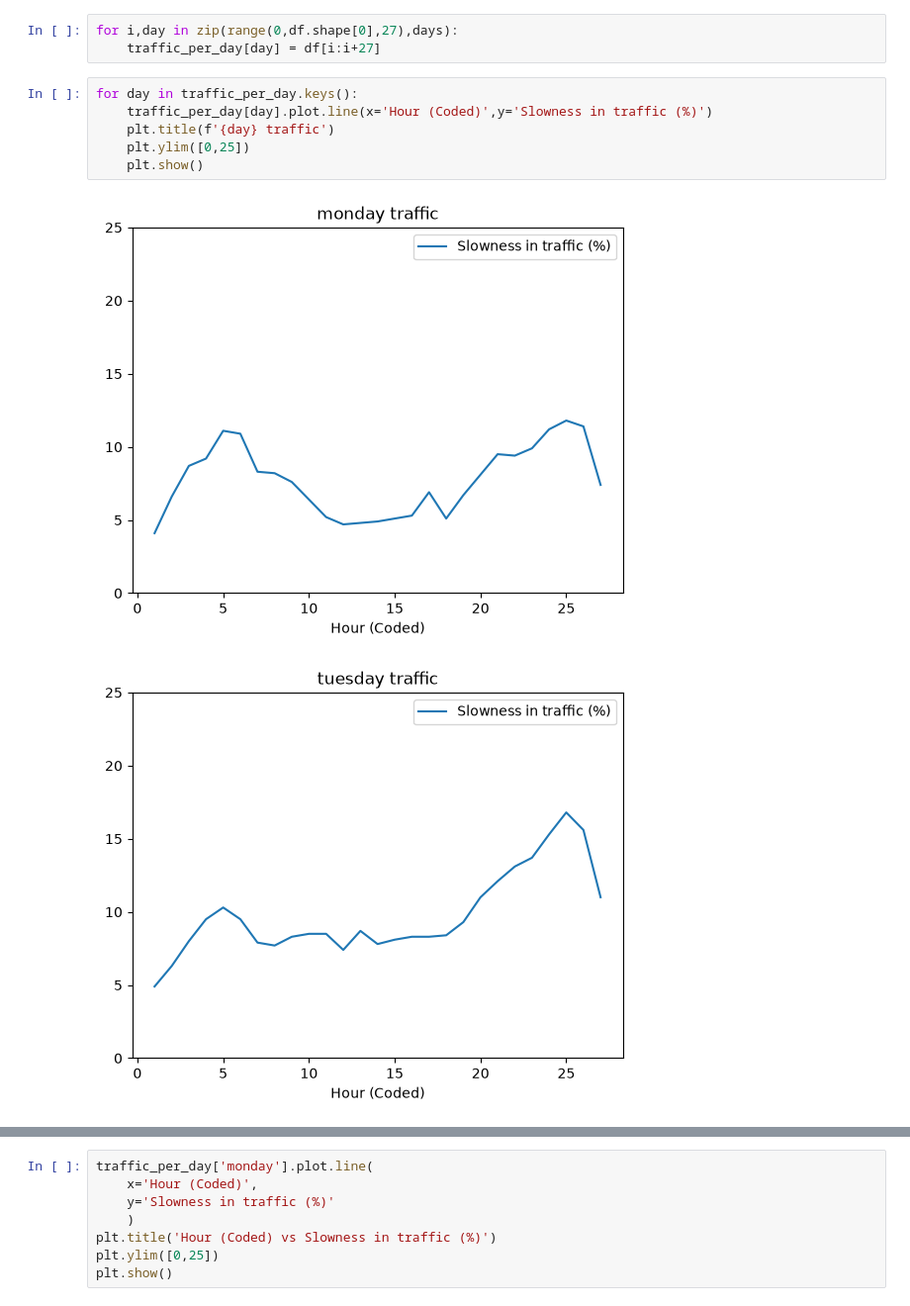
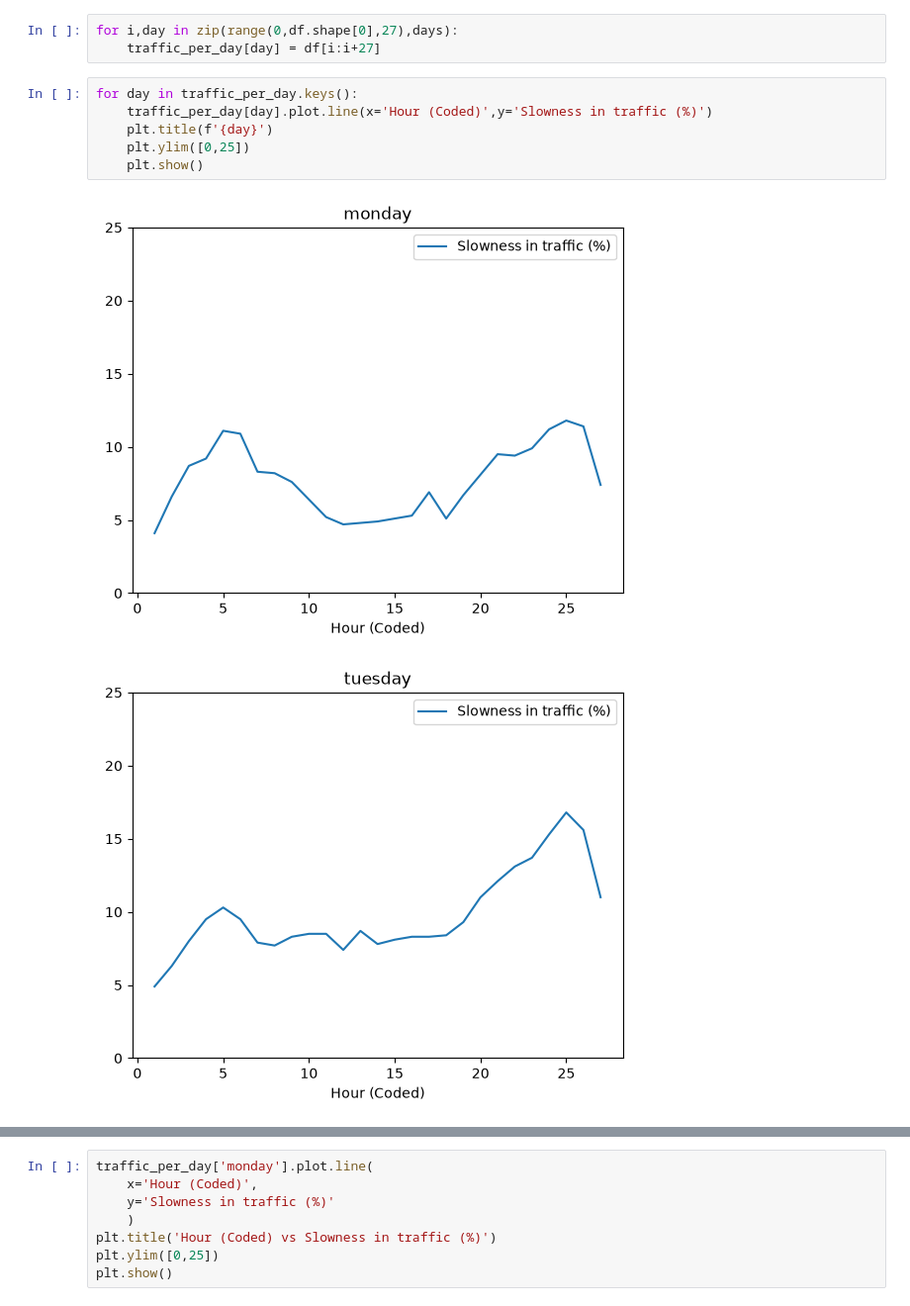
Before and after one commit to dnlsyfq/py_dataquest_traffic_sao_paulo, a Jupyter notebook: workbook.ipynb, the cells around one changed output, grey strips where cells are left out. Shown at 99% size. Cells and saved outputs as stored; diff of their text form.

```diff
--- a/workbook.ipynb
+++ b/workbook.ipynb
@@ -20,9 +20,9 @@ for i,day in zip(range(0,df.shape[0],27),days):
 # %%
 for day in traffic_per_day.keys():
     traffic_per_day[day].plot.line(x='Hour (Coded)',y='Slowness in traffic (%)')
-    plt.title(f'{day} traffic')
+    plt.title(f'{day}')
     plt.ylim([0,25])
     plt.show()
 # %% [output]
-[figure, old version]
+[figure, new version]
-[figure, old version]
+[figure, new version]
```
Also changed, not shown: parts of 8 cells of this notebook.
